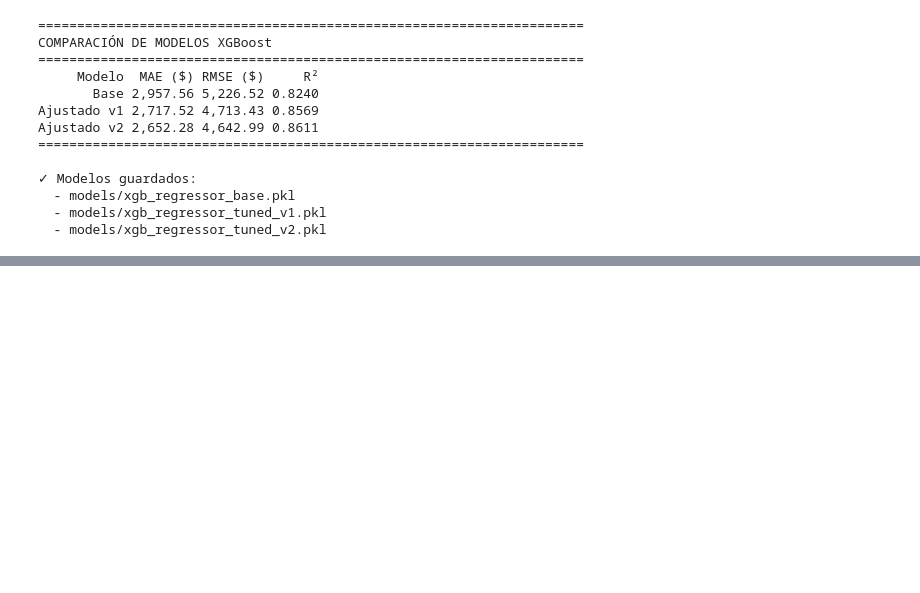
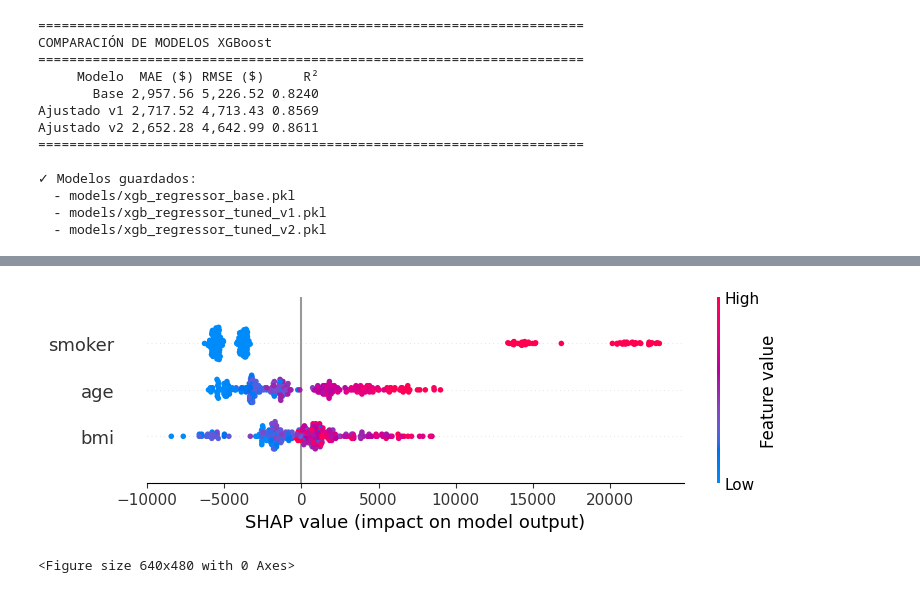
Before and after one commit to FelipeCH13/vortex-insurance-cost, a Jupyter notebook: src/notebooks/04_xgboost.ipynb, the cells around one changed output, grey strips where cells are left out. Cells and saved outputs as stored; diff of their text form; code cells hidden in the pictures; blank space fills up the shorter version.

```diff
--- a/src/notebooks/04_xgboost.ipynb
+++ b/src/notebooks/04_xgboost.ipynb
@@ -230,0 +279,13 @@ Ajustado v2 2,652.28 4,642.99 0.8611
+# %%
+# Crear el explicador SHAP para el modelo XGBoost
+explainer = shap.TreeExplainer(model_tuned2)
+
+# Calcular los valores SHAP para el test set
+shap_values = explainer.shap_values(x_test)
+
+# Visualización global — impacto promedio de cada variable
+shap.summary_plot(shap_values, x_test)
+plt.savefig(IMAGES_PATH / "10_shap_values.png", dpi=100, bbox_inches='tight')
+# %% [output]
+[figure, added]
+<Figure size 640x480 with 0 Axes>
```
Also changed, not shown: parts of 7 cells of this notebook, 3 other files.
